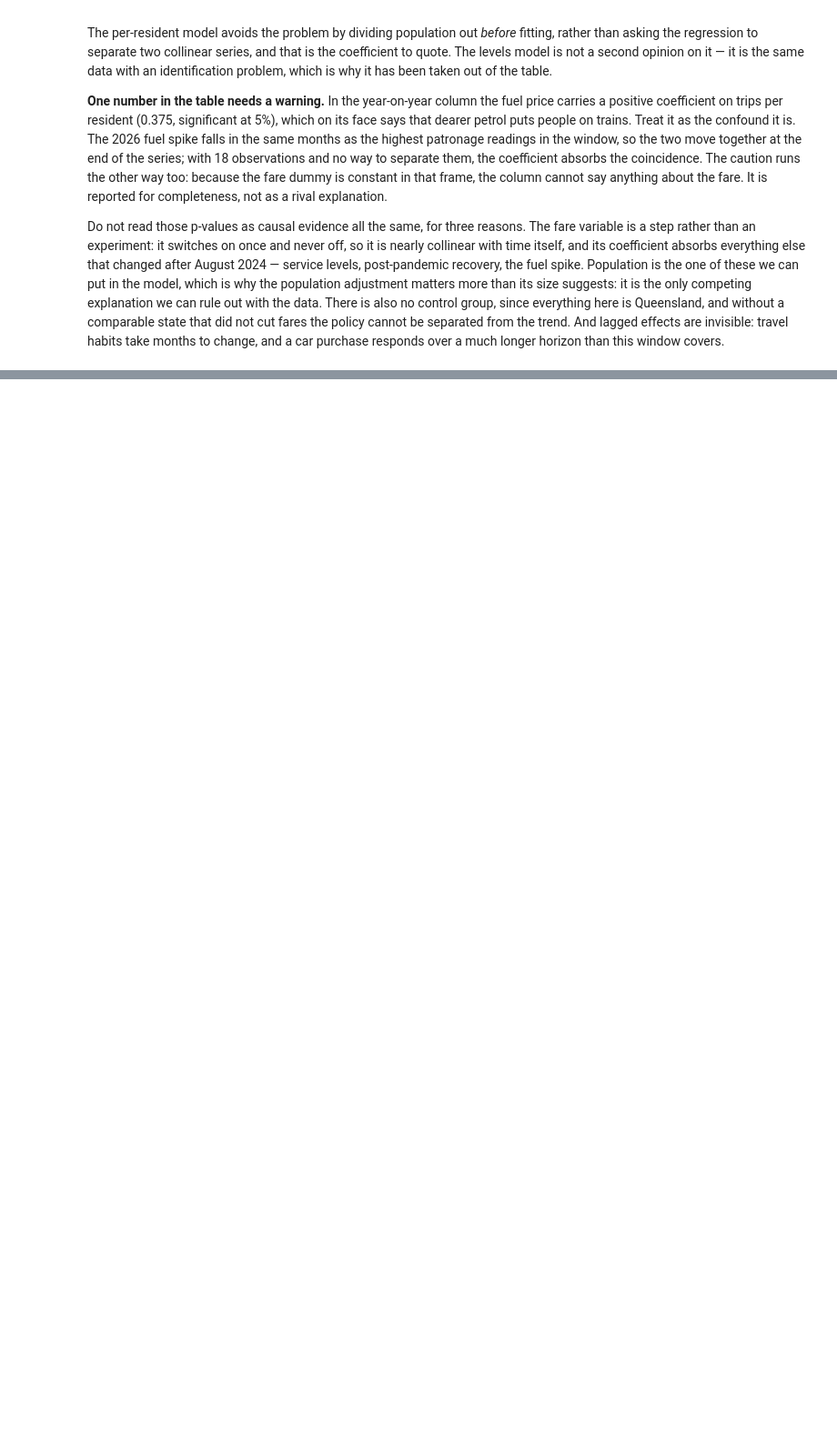
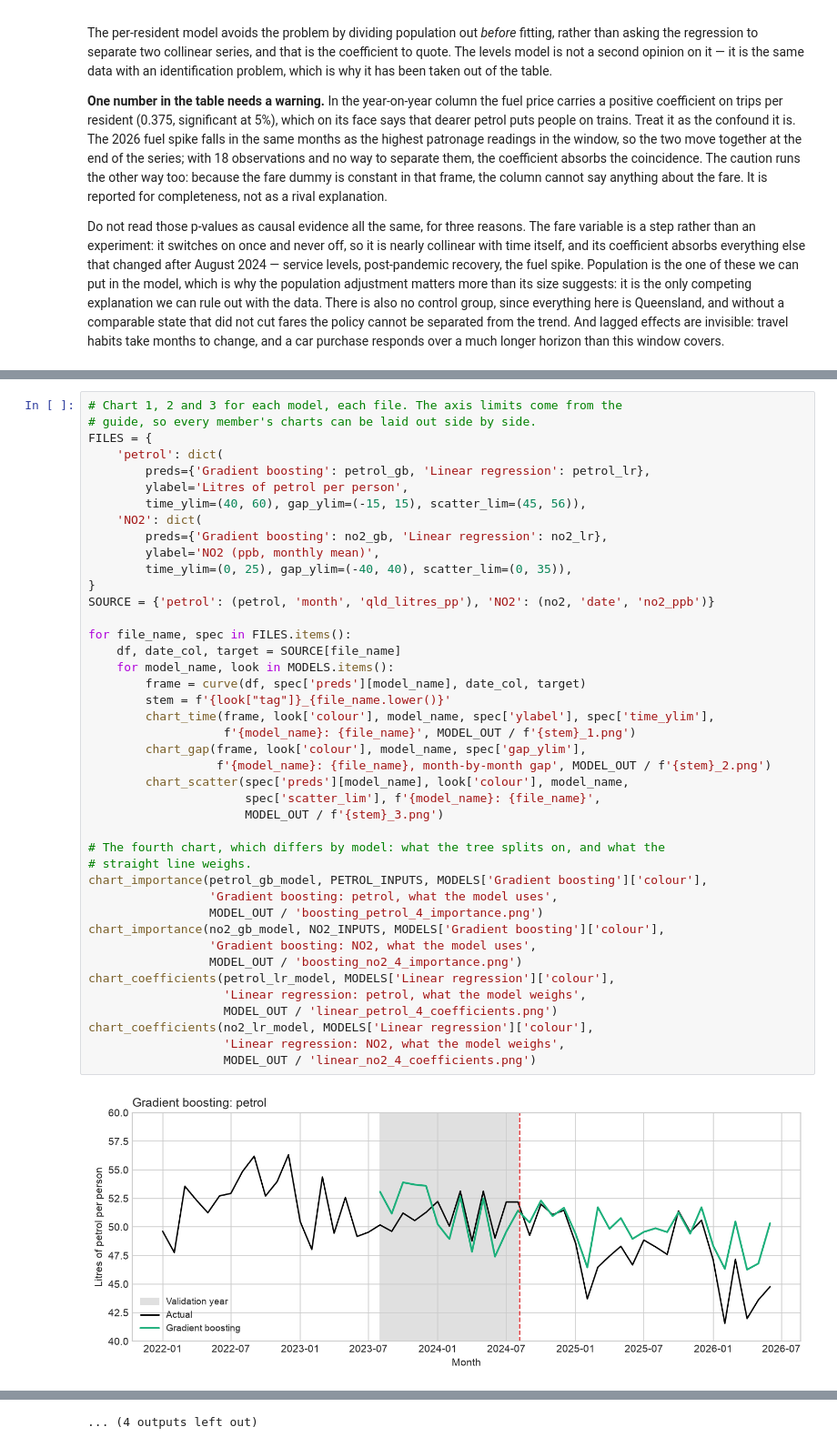
Before and after one commit to GLaDOSupercarry/DATA7001-Gr1-Project-26s2, a Jupyter notebook: project report code.ipynb, the cells around one changed output, grey strips where cells are left out. Shown at 91% size. Cells and saved outputs as stored; diff of their text form; blank space fills up the shorter version.

```diff
--- a/project report code.ipynb
+++ b/project report code.ipynb
@@ -1175,0 +1756,44 @@ horizon than this window covers.
+# %%
+# Chart 1, 2 and 3 for each model, each file. The axis limits come from the
+# guide, so every member's charts can be laid out side by side.
+FILES = {
+    'petrol': dict(
+        preds={'Gradient boosting': petrol_gb, 'Linear regression': petrol_lr},
+        ylabel='Litres of petrol per person',
+        time_ylim=(40, 60), gap_ylim=(-15, 15), scatter_lim=(45, 56)),
+    'NO2': dict(
+        preds={'Gradient boosting': no2_gb, 'Linear regression': no2_lr},
+        ylabel='NO2 (ppb, monthly mean)',
+        time_ylim=(0, 25), gap_ylim=(-40, 40), scatter_lim=(0, 35)),
+}
+SOURCE = {'petrol': (petrol, 'month', 'qld_litres_pp'), 'NO2': (no2, 'date', 'no2_ppb')}
+
+for file_name, spec in FILES.items():
+    df, date_col, target = SOURCE[file_name]
+    for model_name, look in MODELS.items():
+        frame = curve(df, spec['preds'][model_name], date_col, target)
+        stem = f'{look["tag"]}_{file_name.lower()}'
+        chart_time(frame, look['colour'], model_name, spec['ylabel'], spec['time_ylim'],
+                   f'{model_name}: {file_name}', MODEL_OUT / f'{stem}_1.png')
+        chart_gap(frame, look['colour'], model_name, spec['gap_ylim'],
+                  f'{model_name}: {file_name}, month-by-month gap', MODEL_OUT / f'{stem}_2.png')
+        chart_scatter(spec['preds'][model_name], look['colour'], model_name,
+                      spec['scatter_lim'], f'{model_name}: {file_name}',
+                      MODEL_OUT / f'{stem}_3.png')
+
+# The fourth chart, which differs by model: what the tree splits on, and what the
+# straight line weighs.
+chart_importance(petrol_gb_model, PETROL_INPUTS, MODELS['Gradient boosting']['colour'],
+                 'Gradient boosting: petrol, what the model uses',
+                 MODEL_OUT / 'boosting_petrol_4_importance.png')
+chart_importance(no2_gb_model, NO2_INPUTS, MODELS['Gradient boosting']['colour'],
+                 'Gradient boosting: NO2, what the model uses',
+                 MODEL_OUT / 'boosting_no2_4_importance.png')
+chart_coefficients(petrol_lr_model, MODELS['Linear regression']['colour'],
+                   'Linear regression: petrol, what the model weighs',
+                   MODEL_OUT / 'linear_petrol_4_coefficients.png')
+chart_coefficients(no2_lr_model, MODELS['Linear regression']['colour'],
+                   'Linear regression: NO2, what the model weighs',
+                   MODEL_OUT / 'linear_no2_4_coefficients.png')
+# %% [output]
+[figure, added]
@@ -1175,0 +1811 @@ horizon than this window covers.
+... (4 outputs left out)
```
Also changed, not shown: parts of 22 cells of this notebook.
